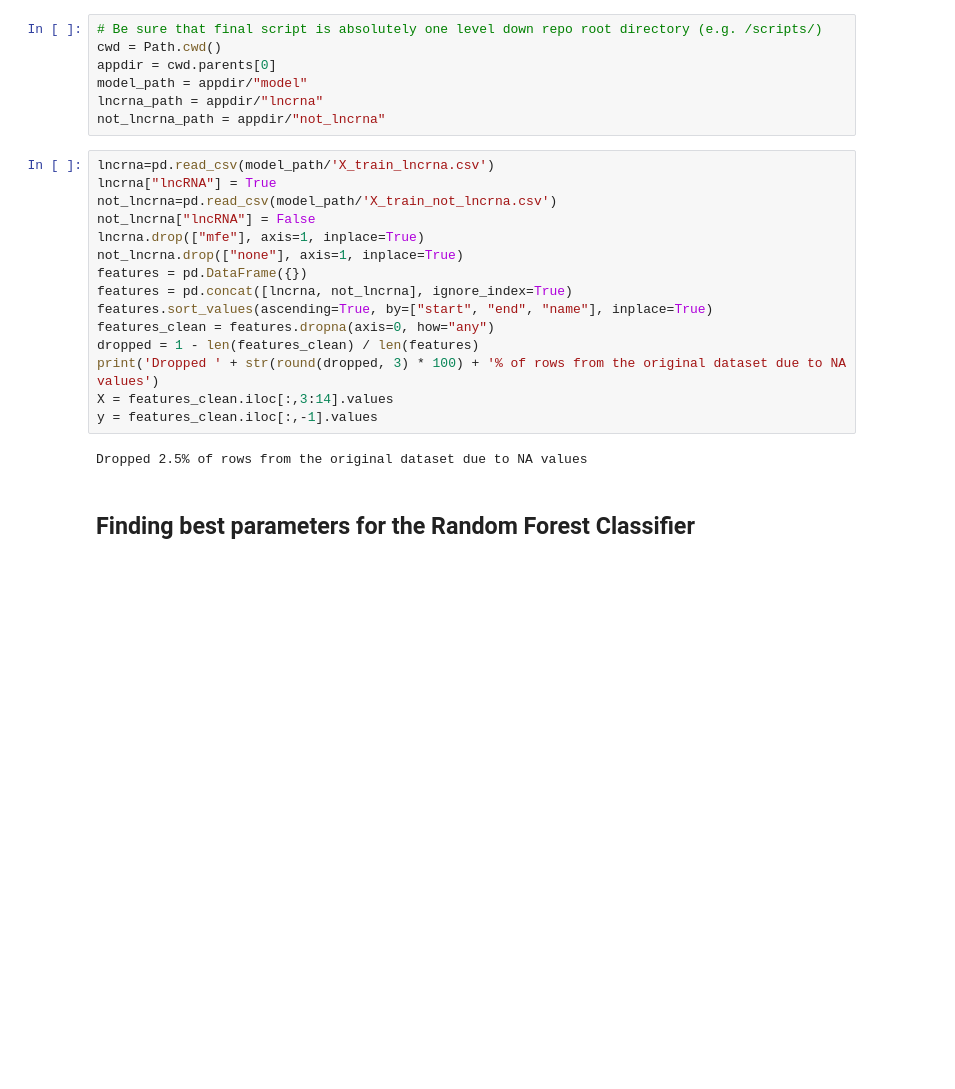
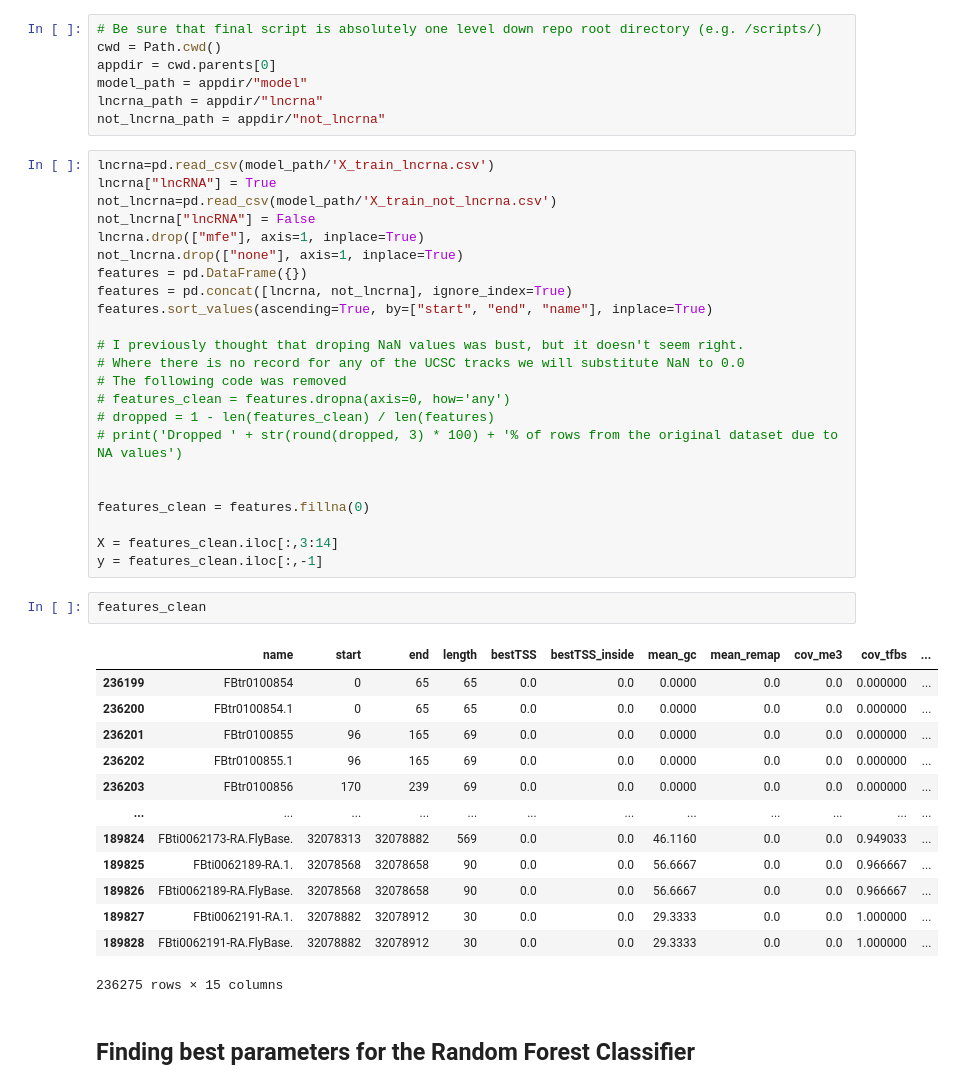
Before and after one commit to homemlab/flync, a Jupyter notebook: notebooks/random-forest.ipynb, the cells around one changed output. Drawn from its saved outputs; the diff is of its cells as text; blank space fills up the shorter version.

```diff
--- a/notebooks/random-forest.ipynb
+++ b/notebooks/random-forest.ipynb
@@ -23,13 +27,35 @@ not_lncrna.drop(["none"], axis=1, inplace=True)
 features = pd.DataFrame({})
 features = pd.concat([lncrna, not_lncrna], ignore_index=True)
 features.sort_values(ascending=True, by=["start", "end", "name"], inplace=True)
-features_clean = features.dropna(axis=0, how="any")
-dropped = 1 - len(features_clean) / len(features)
-print('Dropped ' + str(round(dropped, 3) * 100) + '% of rows from the original dataset due to NA values')
-X = features_clean.iloc[:,3:14].values
-y = features_clean.iloc[:,-1].values
+
+# I previously thought that droping NaN values was bust, but it doesn't seem right.
+# Where there is no record for any of the UCSC tracks we will substitute NaN to 0.0
+# The following code was removed
+# features_clean = features.dropna(axis=0, how='any')
+# dropped = 1 - len(features_clean) / len(features)
+# print('Dropped ' + str(round(dropped, 3) * 100) + '% of rows from the original dataset due to NA values')
+
+
+features_clean = features.fillna(0)
+
+X = features_clean.iloc[:,3:14]
+y = features_clean.iloc[:,-1]
-# %% [output]
-Dropped 2.5% of rows from the original dataset due to NA values
+# %%
+features_clean
+# %% [output]
+|  | name | start | end | length | bestTSS | bestTSS_inside | mean_gc | mean_remap | cov_me3 | cov_tfbs | ... |
+| 236199 | FBtr0100854 | 0 | 65 | 65 | 0.0 | 0.0 | 0.0000 | 0.0 | 0.0 | 0.000000 | ... |
+| 236200 | FBtr0100854.1 | 0 | 65 | 65 | 0.0 | 0.0 | 0.0000 | 0.0 | 0.0 | 0.000000 | ... |
+| 236201 | FBtr0100855 | 96 | 165 | 69 | 0.0 | 0.0 | 0.0000 | 0.0 | 0.0 | 0.000000 | ... |
+| 236202 | FBtr0100855.1 | 96 | 165 | 69 | 0.0 | 0.0 | 0.0000 | 0.0 | 0.0 | 0.000000 | ... |
+| 236203 | FBtr0100856 | 170 | 239 | 69 | 0.0 | 0.0 | 0.0000 | 0.0 | 0.0 | 0.000000 | ... |
+| ... | ... | ... | ... | ... | ... | ... | ... | ... | ... | ... | ... |
+| 189824 | FBti0062173-RA.FlyBase. | 32078313 | 32078882 | 569 | 0.0 | 0.0 | 46.1160 | 0.0 | 0.0 | 0.949033 | ... |
+| 189825 | FBti0062189-RA.1. | 32078568 | 32078658 | 90 | 0.0 | 0.0 | 56.6667 | 0.0 | 0.0 | 0.966667 | ... |
+| 189826 | FBti0062189-RA.FlyBase. | 32078568 | 32078658 | 90 | 0.0 | 0.0 | 56.6667 | 0.0 | 0.0 | 0.966667 | ... |
+| 189827 | FBti0062191-RA.1. | 32078882 | 32078912 | 30 | 0.0 | 0.0 | 29.3333 | 0.0 | 0.0 | 1.000000 | ... |
+| 189828 | FBti0062191-RA.FlyBase. | 32078882 | 32078912 | 30 | 0.0 | 0.0 | 29.3333 | 0.0 | 0.0 | 1.000000 | ... |
+236275 rows × 15 columns
 # %% [markdown]
 ## Finding best parameters for the Random Forest Classifier
 # %%
```
Also changed, not shown: parts of 24 cells of this notebook, 10 other files.
